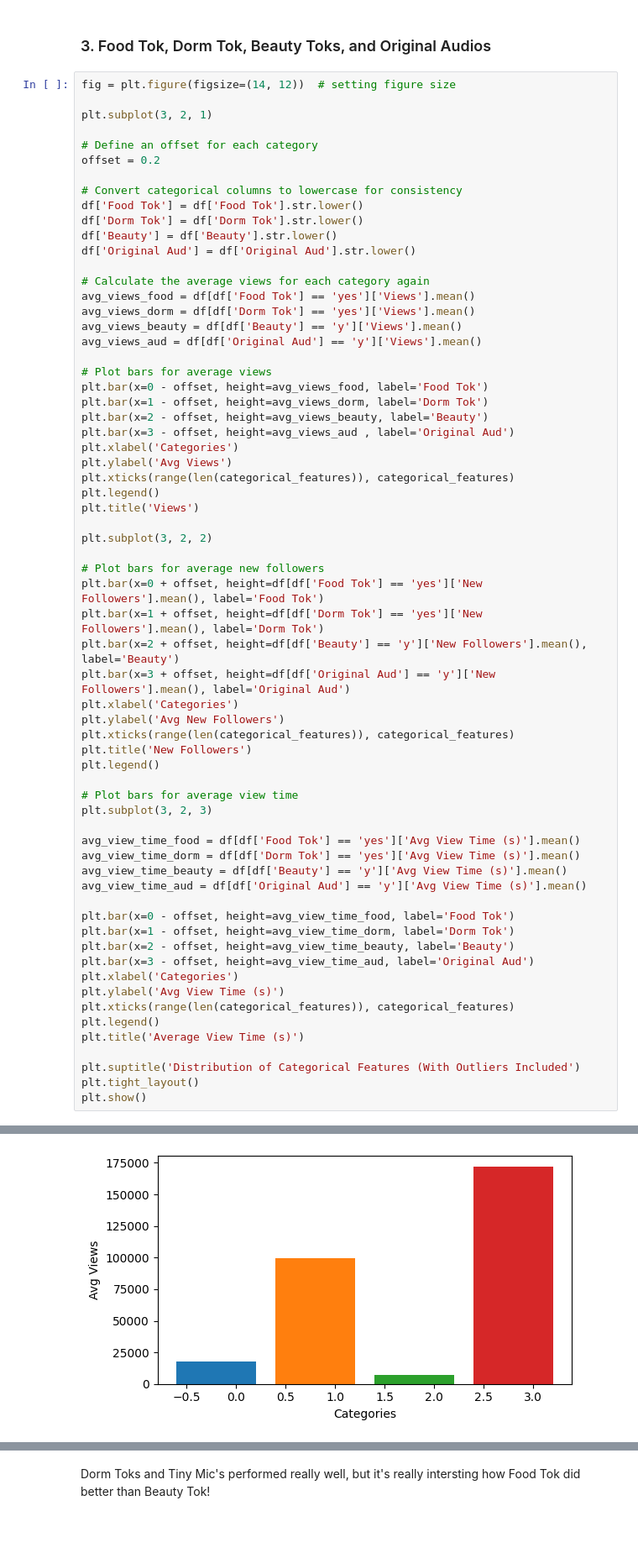
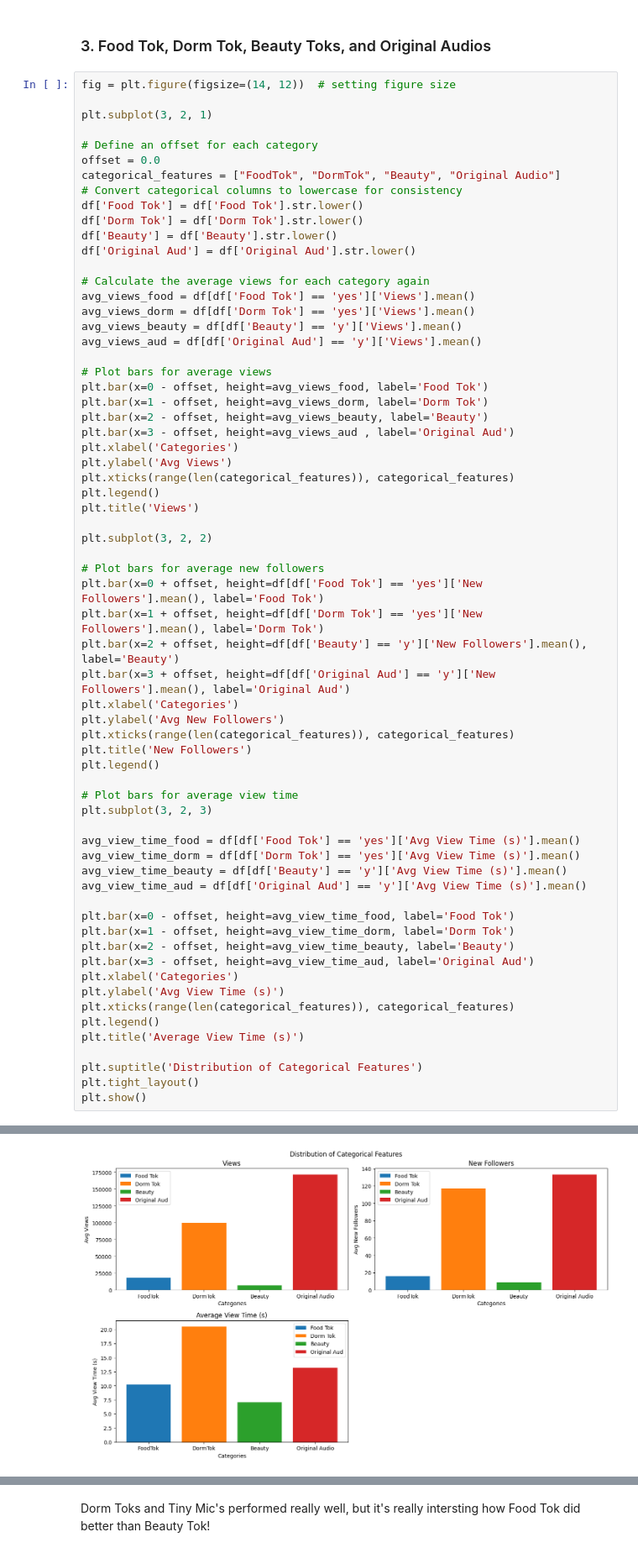
Before and after one commit to hjake22/washusocial24summerintern, a Jupyter notebook: exploringTikTokAnalytics.ipynb, the cells around one changed output, grey strips where cells are left out. Shown at 84% size. Cells and saved outputs as stored; diff of their text form; blank space fills up the shorter version.

```diff
--- a/exploringTikTokAnalytics.ipynb
+++ b/exploringTikTokAnalytics.ipynb
@@ -1340,8 +1340,8 @@ fig = plt.figure(figsize=(14, 12))  # setting figure size
 plt.subplot(3, 2, 1)
 
 # Define an offset for each category
-offset = 0.2
-
+offset = 0.0
+categorical_features = ["FoodTok", "DormTok", "Beauty", "Original Audio"]
 # Convert categorical columns to lowercase for consistency
 df['Food Tok'] = df['Food Tok'].str.lower()
 df['Dorm Tok'] = df['Dorm Tok'].str.lower()
@@ -1396,7 +1396,7 @@ plt.xticks(range(len(categorical_features)), categorical_features)
 plt.legend()
 plt.title('Average View Time (s)')
 
-plt.suptitle('Distribution of Categorical Features (With Outliers Included')
+plt.suptitle('Distribution of Categorical Features')
 plt.tight_layout()
 plt.show()
 # %% [output]
@@ -1404,4 +1403,4 @@ NameError: name 'categorical_features' is not defined
-[figure, old version]
+[figure, new version]
 # %%
 fig = plt.figure(figsize=(14, 12))  # setting figure size
 
```
Also changed, not shown: parts of 4 cells of this notebook.
